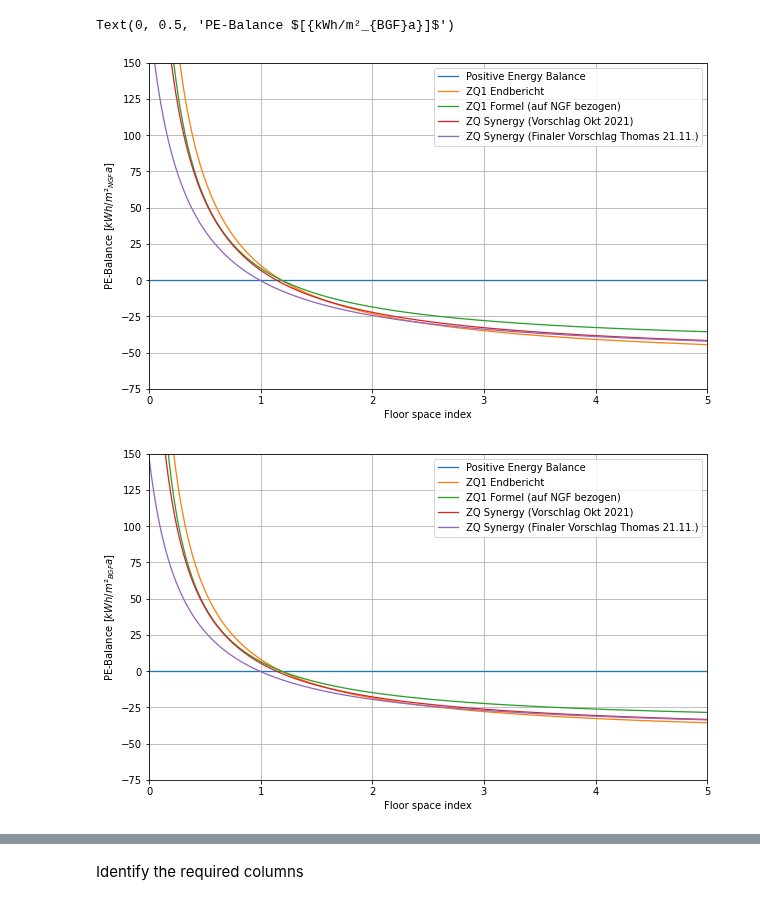
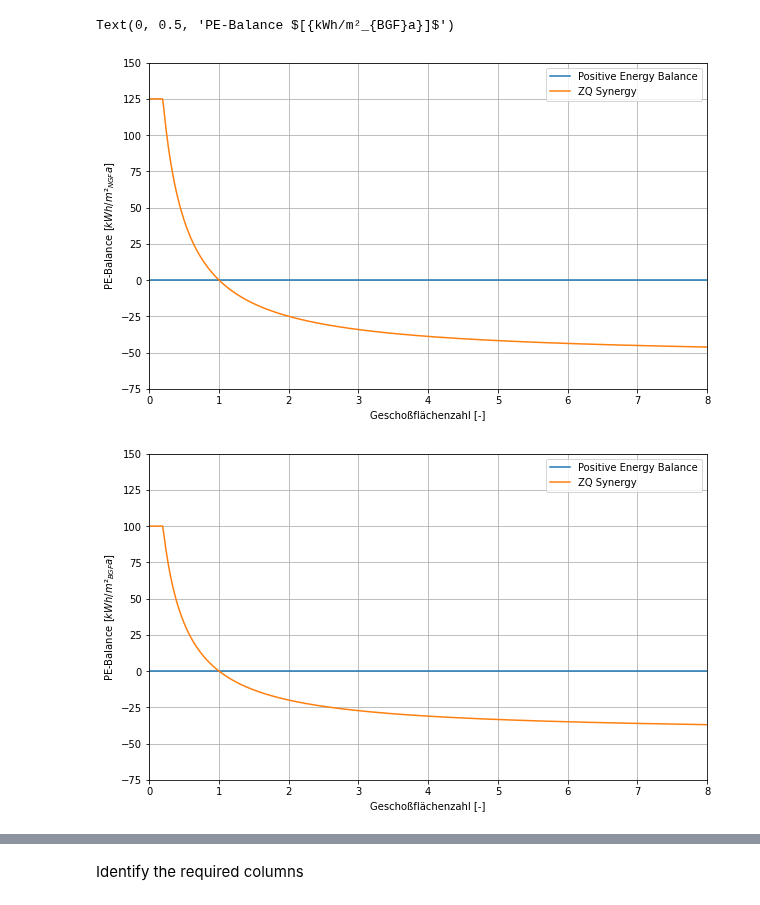
Before and after one commit to simonschaluppe/peexcel, a Jupyter notebook: Analysis/Varianten_Analyse.ipynb, the cells around one changed output, grey strips where cells are left out. Drawn from its saved outputs; the diff is of its cells as text; code cells hidden in the pictures.

```diff
--- a/Analysis/Varianten_Analyse.ipynb
+++ b/Analysis/Varianten_Analyse.ipynb
@@ -17,40 +20,32 @@ $PE(GFZ)= min( 1,63*(\frac{35.2}{GFZ+0,15}-27.3) ; 100) $     $[kWh_{PE}/m²_{BG
 # %%
 # ZQ Austria Vorschlag
 
-GFZ = np.linspace(0.0, 5, 500) #min, max, steps
-from utils.targets import target
-
-
-
-from utils.plotting import plot_context_factor
+GFZ = np.linspace(0.0, 8, 500) #min, max, steps
+from utils.targets import Zielwert
 # %%
-PEQ_alfa = pd.DataFrame({
+PEQ_alfa_NGF = pd.DataFrame({
     "Positive Energy Balance":np.zeros(len(GFZ)),
-    "ZQ1 Endbericht":target(GFZ, A=37, dx=0.085,EUI=29.14, cutoff=None),
-    "ZQ1 Formel (auf NGF bezogen)":
-        target(GFZ, A=37, dx=0.085,EUI=29.14, fPE=1.63*0.8, cutoff=None),
-    "ZQ Synergy (Vorschlag Okt 2021)": target(GFZ),
-    "ZQ Synergy (Finaler Vorschlag Thomas 21.11.)": target(GFZ, dx=0.3),
+    "ZQ Synergy": Zielwert.ZQSynergy().alpha(GFZ),
     # "ZQ Synergy (Vorschlag Simon I 21.11.)": target(GFZ, dx=0.18, EUI=30),
     # "ZQ Synergy (Vorschlag Simon II 21.11.)": target(GFZ, dx=0.25, A=40, EUI=30),
 }, index=GFZ)
 
-PEQ_alfa_NGF = PEQ_alfa / 0.8
+PEQ_alfa = PEQ_alfa_NGF * 0.8
 
 
-
+from utils.plotting import target_of_gfz
 fig, ax = plt.subplots(1,1, figsize=(10,6))
-plot_context_factor(ax, df=PEQ_alfa_NGF)
+target_of_gfz(ax, df=PEQ_alfa_NGF)
 ax.set_ylabel("PE-Balance $[{kWh/m²_{NGF}a}]$")
 
 
 
 fig, ax = plt.subplots(1,1, figsize=(10,6))
-plot_context_factor(ax, df=PEQ_alfa)
+target_of_gfz(ax, df=PEQ_alfa)
 ax.set_ylabel("PE-Balance $[{kWh/m²_{BGF}a}]$")
 # %% [output]
 Text(0, 0.5, 'PE-Balance $[{kWh/m²_{BGF}a}]$')
-[figure, old version]
+[figure, new version]
-[figure, old version]
+[figure, new version]
 # %%
 PEQ_alfa_NGF
```
Also changed, not shown: parts of 13 cells of this notebook, 8 other files.
